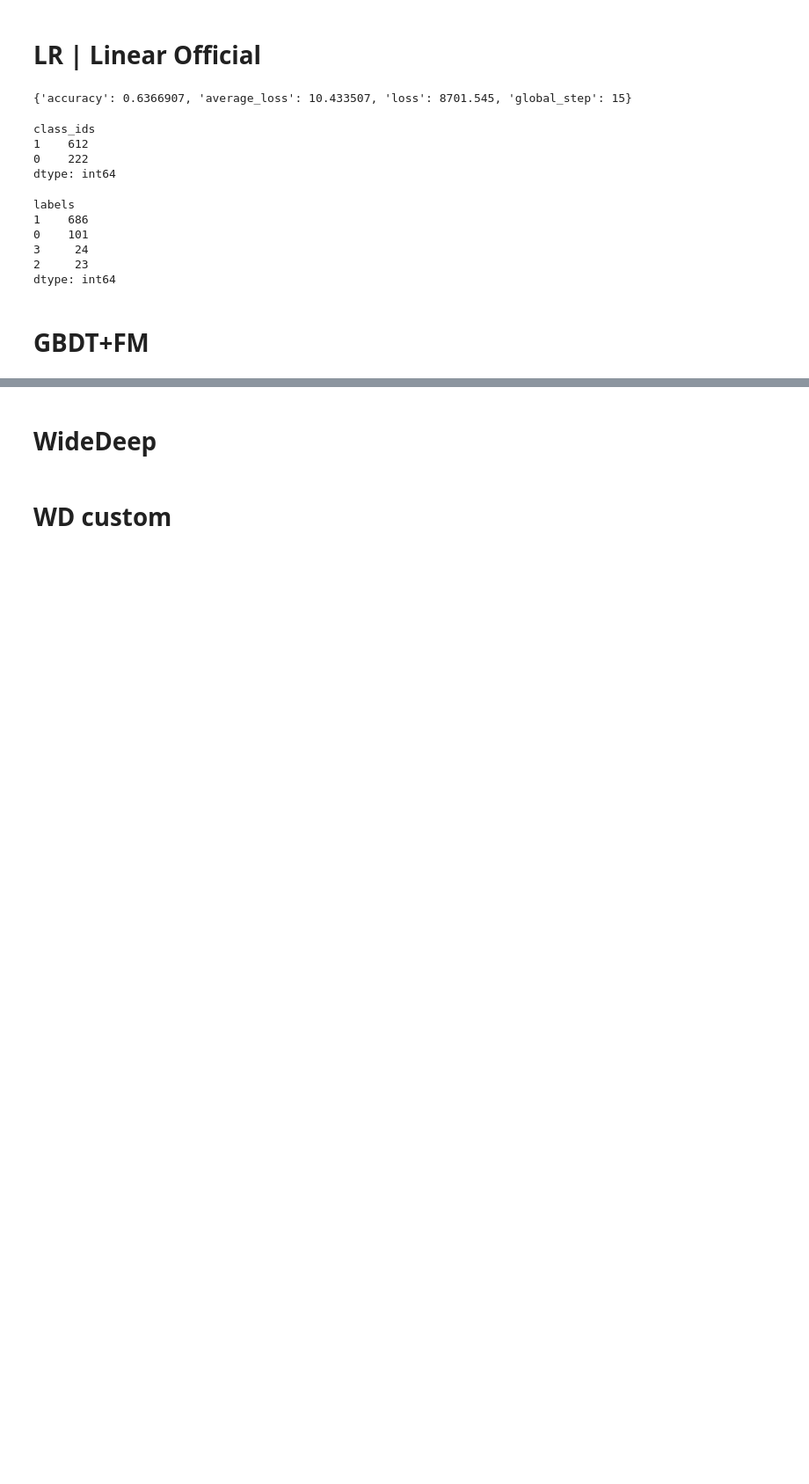
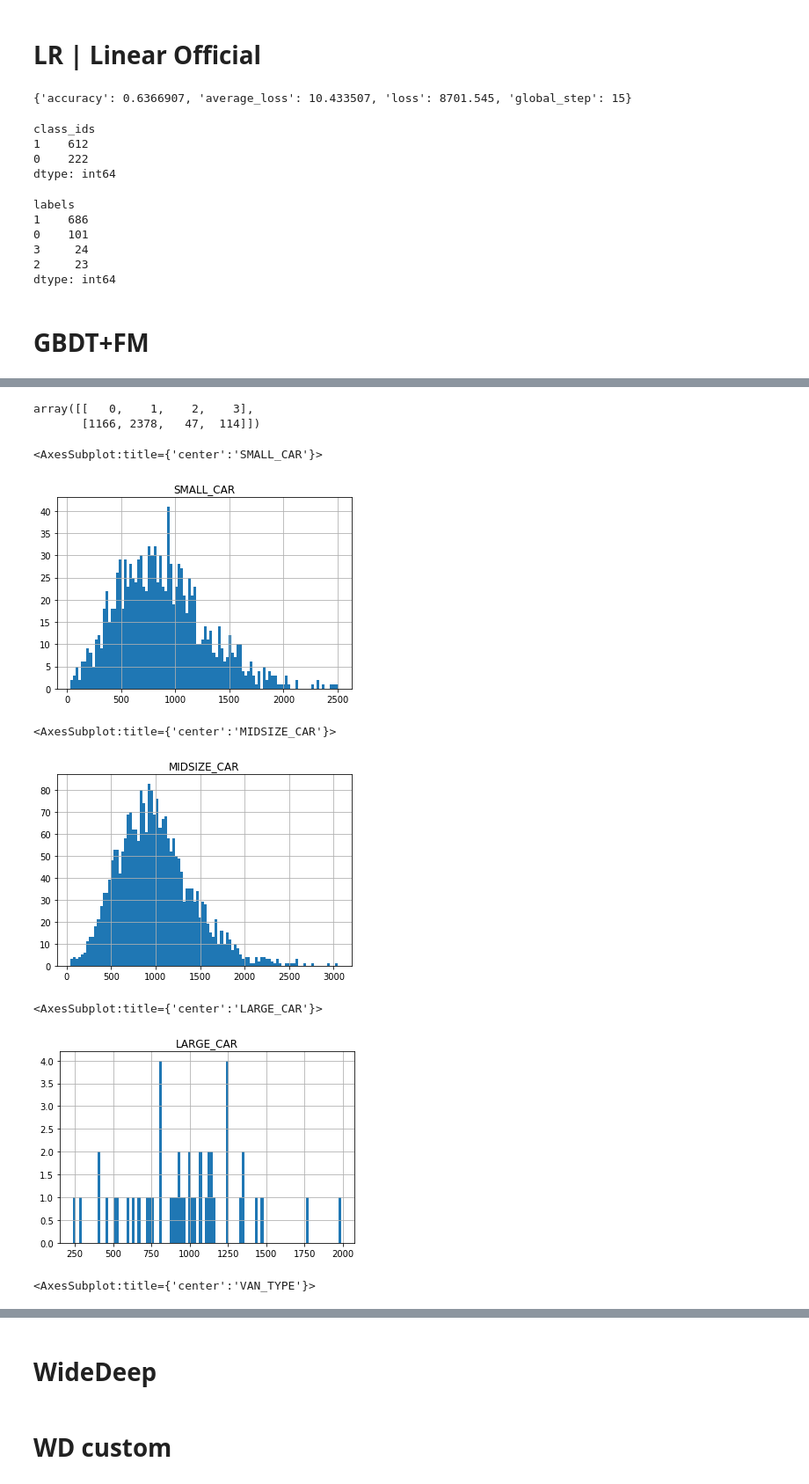
Before and after one commit to Zachary4biz/notebook_collection, a Jupyter notebook: VolumePredictionDemo.ipynb, the cells around one changed output, grey strips where cells are left out. Shown at 88% size. Cells and saved outputs as stored; diff of their text form; code cells hidden in the pictures; blank space fills up the shorter version.

```diff
--- a/VolumePredictionDemo.ipynb
+++ b/VolumePredictionDemo.ipynb
@@ -608,0 +644,17 @@ probs.plot(kind='hist', bins=20, title='predicted probabilities')
+# %%
+np.vstack(np.unique(trainY,return_counts=True))
+for k,g in pd.DataFrame({"X_sum":np.sum(trainX,axis=1),"trainY":trainY.flatten()}).groupby("trainY"):
+    ax = plt.axes()
+    _ = ax.set_title(VL_TYPES[k])
+    g["X_sum"].hist(bins=100, ax=ax)
+    plt.show()
+# %% [output]
+array([[   0,    1,    2,    3],
+       [1166, 2378,   47,  114]])
+<AxesSubplot:title={'center':'SMALL_CAR'}>
+[figure, added]
+<AxesSubplot:title={'center':'MIDSIZE_CAR'}>
+[figure, added]
+<AxesSubplot:title={'center':'LARGE_CAR'}>
+[figure, added]
+<AxesSubplot:title={'center':'VAN_TYPE'}>
```
Also changed, not shown: parts of 20 cells of this notebook, 3 other files.
